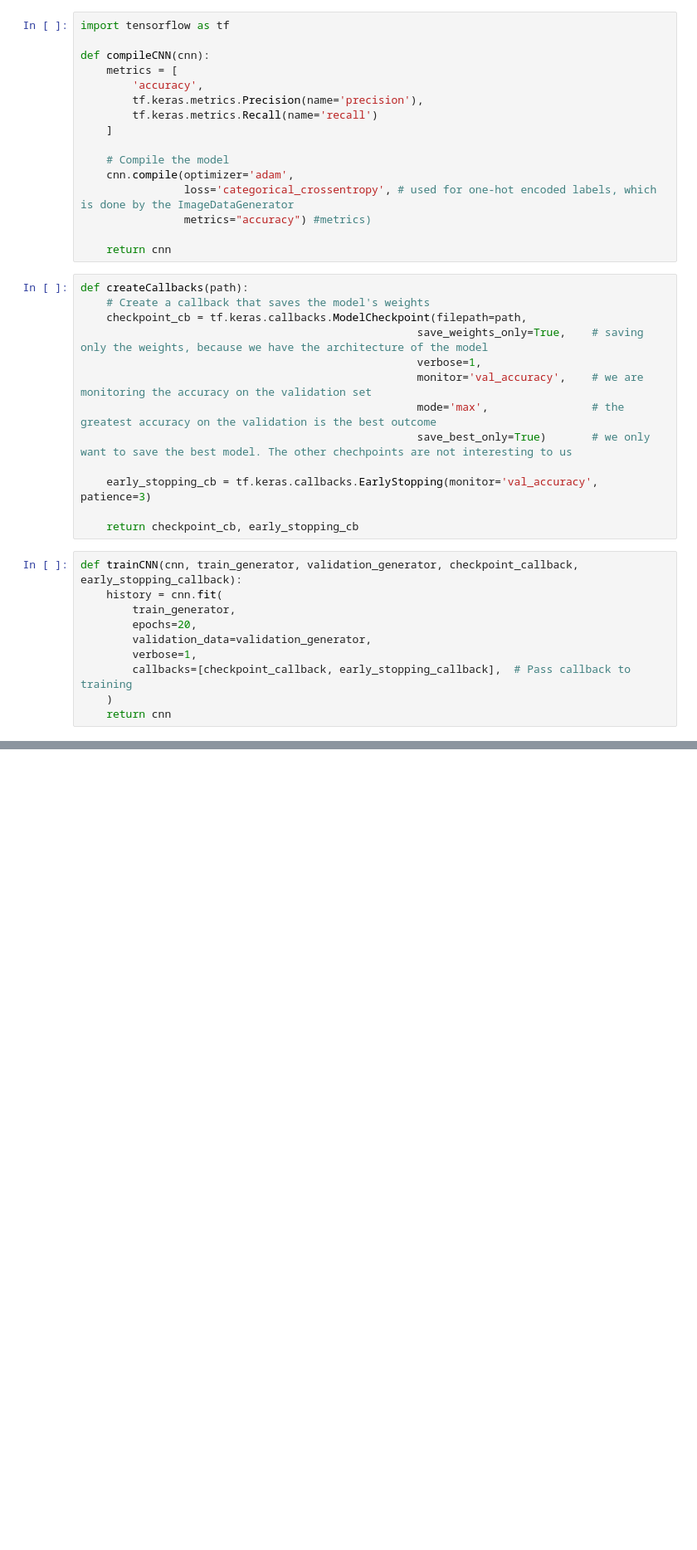
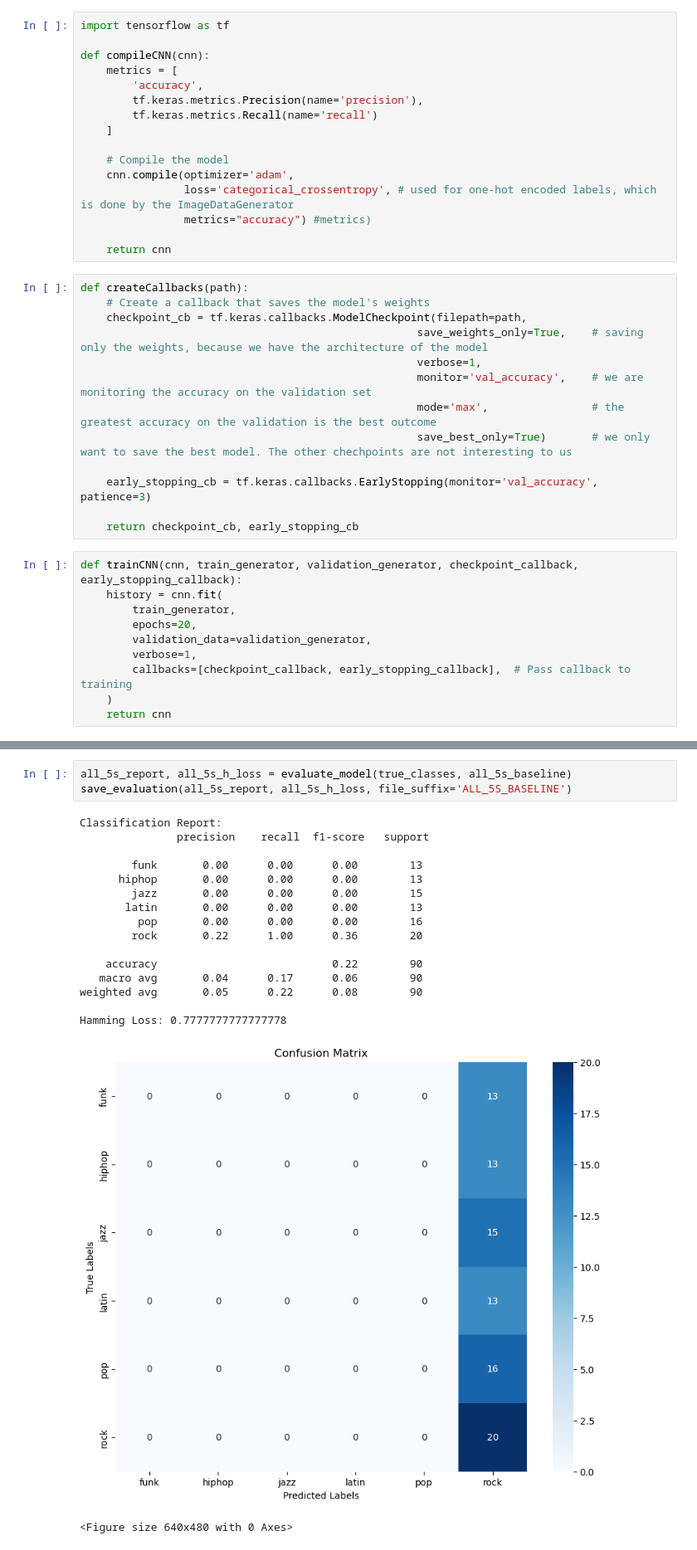
Before and after one commit to Knerten0815/GrooveLens, a Jupyter notebook: Notebooks/Multiclass_CNN.ipynb, the cells around one changed output, grey strips where cells are left out. Shown: that part at 83% size. Cells and saved outputs as stored; diff of their text form; blank space fills up the shorter version.

```diff
--- a/Notebooks/Multiclass_CNN.ipynb
+++ b/Notebooks/Multiclass_CNN.ipynb
@@ -376,0 +408,21 @@ with open(markdwon_path, "w") as file:
+# %%
+all_5s_report, all_5s_h_loss = evaluate_model(true_classes, all_5s_baseline)
+save_evaluation(all_5s_report, all_5s_h_loss, file_suffix='ALL_5S_BASELINE')
+# %% [output]
+Classification Report:
+               precision    recall  f1-score   support
+
+        funk       0.00      0.00      0.00        13
+      hiphop       0.00      0.00      0.00        13
+        jazz       0.00      0.00      0.00        15
+       latin       0.00      0.00      0.00        13
+         pop       0.00      0.00      0.00        16
+        rock       0.22      1.00      0.36        20
+
+    accuracy                           0.22        90
+   macro avg       0.04      0.17      0.06        90
+weighted avg       0.05      0.22      0.08        90
+
+Hamming Loss: 0.7777777777777778
+[figure, added]
+<Figure size 640x480 with 0 Axes>
```
Also changed, not shown: parts of 24 cells of this notebook, 8 other files.
